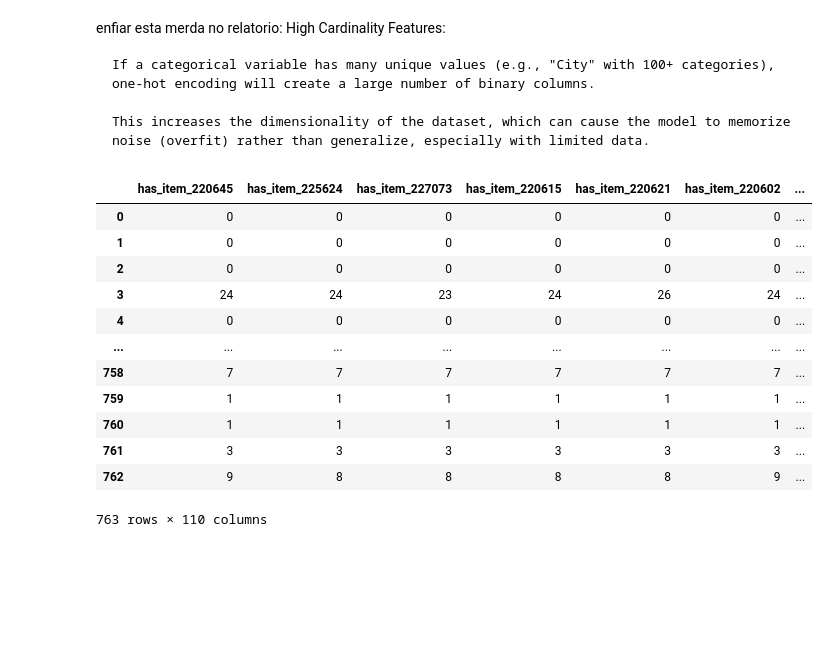
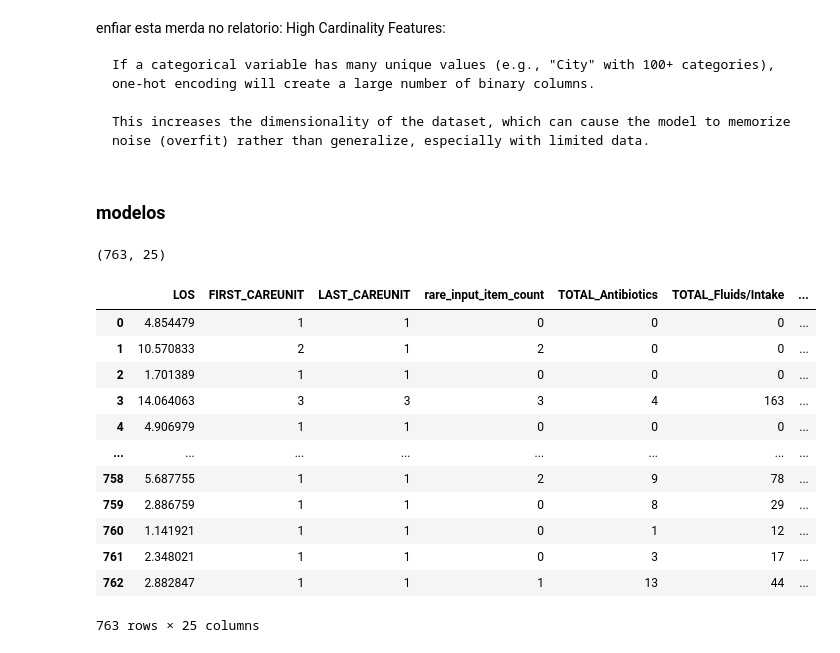
Before and after one commit to RodriCouto/ML_na_previsao_do_tempo_de_internato, a Jupyter notebook: ML_projeto2.ipynb, the cells around one changed output. Drawn from its saved outputs; the diff is of its cells as text; code cells hidden in the pictures; blank space fills up the shorter version.

```diff
--- a/ML_projeto2.ipynb
+++ b/ML_projeto2.ipynb
@@ -876,0 +1128,9 @@ print(pivot.head())
+# %%
+dose_columns = [col for col in lab_pivot.columns if isinstance(col, str) and col.startswith('MEAN_LAB_VALUE')]
+
+
+scaler = MinMaxScaler()
+lab_pivot_scaled = lab_pivot.copy()
+lab_pivot_scaled[dose_columns] = scaler.fit_transform(lab_pivot[dose_columns])
+
+lab_pivot=lab_pivot_scaled.copy()
@@ -876,0 +1261,10 @@ print(pivot.head())
+# %%
+#ICD9_CODES
+pivot = pivot.merge(
+    tabela[['ICUSTAY_ID', 'ICD9_CODE_2', 'ICD9_CODE_3']],
+    on='ICUSTAY_ID',
+    how='left'
+)
+
+print(pivot.shape)
+print(pivot.head())
@@ -877,10 +1289,10 @@ print(pivot.head())
 # %%
 #age
-intime_unique = icustays[['HADM_ID', 'INTIME']].drop_duplicates(subset='HADM_ID')
+intime_unique = icustays[['ICUSTAY_ID', 'INTIME']].drop_duplicates(subset='ICUSTAY_ID')
 dob_unique = patients[['SUBJECT_ID', 'DOB']].drop_duplicates(subset='SUBJECT_ID')
 
 # Merge INTIME com pivot (com base no HADM_ID)
-pivot = pivot.merge(intime_unique, on='HADM_ID', how='left')
+pivot = pivot.merge(intime_unique, on='ICUSTAY_ID', how='left')
 
 # Merge DOB com pivot (com base no SUBJECT_ID)
 pivot = pivot.merge(dob_unique, on='SUBJECT_ID', how='left')
@@ -894,7 +1306,3 @@ pivot['AGE'] = pivot['INTIME'].dt.year - pivot['DOB'].dt.year
 
 # Remover colunas temporárias (opcional)
 pivot = pivot.drop(columns=['DOB', 'INTIME'])
-
-# Verificar tamanho e amostra
-print(pivot.shape)
-print(pivot.head())
@@ -1052,9 +1407,10 @@ Número final de colunas: 114
 # %%
 # Columns to process
-cat_cols = ['RELIGION', 'ETHNICITY', 'MARITAL_STATUS','ADMISSION_LOCATION', 'INSURANCE', 'ICD9_CHAPTER_2', 'ICD9_CHAPTER_3']  # Add others as needed
+cat_cols = ['RELIGION', 'ETHNICITY', 'MARITAL_STATUS','ADMISSION_LOCATION', 'INSURANCE',
+            'ICD9_CHAPTER_2', 'ICD9_CHAPTER_3', 'FIRST_CAREUNIT', 'LAST_CAREUNIT']
 
 # Step 1: Group rare categories into 'Other'
-threshold = 15  # Adjust threshold as needed
+threshold = 8  # Adjust threshold as needed
 for col in cat_cols:
     freq = pivot[col].value_counts()
     rare = freq[freq < threshold].index
@@ -1220,22 +1460,27 @@ High Cardinality Features:
     If a categorical variable has many unique values (e.g., "City" with 100+ categories), one-hot encoding will create a large number of binary columns.
 
     This increases the dimensionality of the dataset, which can cause the model to memorize noise (overfit) rather than generalize, especially with limited data.
+# %% [markdown]
+### modelos
 # %%
-pivot.drop(['HADM_ID', 'SUBJECT_ID', 'ICD9_CODE_3', 'ICD9_CODE_2'], inplace=True, axis=1)
-pivot['LOS'] = np.clip(pivot['LOS'], 0.1, 12.1)
+pivot.drop(['HADM_ID', 'SUBJECT_ID', 'ICD9_CODE_3', 'ICD9_CODE_2', 'ICUSTAY_ID'], inplace=True, axis=1)
+pivot['LOS'] = np.clip(pivot['LOS'], 0.1, 15)
 pivot
+print(pivot.shape)
+pivot
 # %% [output]
+(763, 25)
-|  | has_item_220645 | has_item_225624 | has_item_227073 | has_item_220615 | has_item_220621 | has_item_220602 | ... |
-| 0 | 0 | 0 | 0 | 0 | 0 | 0 | ... |
-| 1 | 0 | 0 | 0 | 0 | 0 | 0 | ... |
-| 2 | 0 | 0 | 0 | 0 | 0 | 0 | ... |
-| 3 | 24 | 24 | 23 | 24 | 26 | 24 | ... |
-| 4 | 0 | 0 | 0 | 0 | 0 | 0 | ... |
+|  | LOS | FIRST_CAREUNIT | LAST_CAREUNIT | rare_input_item_count | TOTAL_Antibiotics | TOTAL_Fluids/Intake | ... |
+| 0 | 4.854479 | 1 | 1 | 0 | 0 | 0 | ... |
+| 1 | 10.570833 | 2 | 1 | 2 | 0 | 0 | ... |
+| 2 | 1.701389 | 1 | 1 | 0 | 0 | 0 | ... |
+| 3 | 14.064063 | 3 | 3 | 3 | 4 | 163 | ... |
+| 4 | 4.906979 | 1 | 1 | 0 | 0 | 0 | ... |
 | ... | ... | ... | ... | ... | ... | ... | ... |
-| 758 | 7 | 7 | 7 | 7 | 7 | 7 | ... |
-| 759 | 1 | 1 | 1 | 1 | 1 | 1 | ... |
-| 760 | 1 | 1 | 1 | 1 | 1 | 1 | ... |
-| 761 | 3 | 3 | 3 | 3 | 3 | 3 | ... |
-| 762 | 9 | 8 | 8 | 8 | 8 | 9 | ... |
+| 758 | 5.687755 | 1 | 1 | 2 | 9 | 78 | ... |
+| 759 | 2.886759 | 1 | 1 | 0 | 8 | 29 | ... |
+| 760 | 1.141921 | 1 | 1 | 0 | 1 | 12 | ... |
+| 761 | 2.348021 | 1 | 1 | 0 | 3 | 17 | ... |
+| 762 | 2.882847 | 1 | 1 | 1 | 13 | 44 | ... |
-763 rows × 110 columns
+763 rows × 25 columns
 # %%
```
Also changed, not shown: parts of 47 cells of this notebook.
